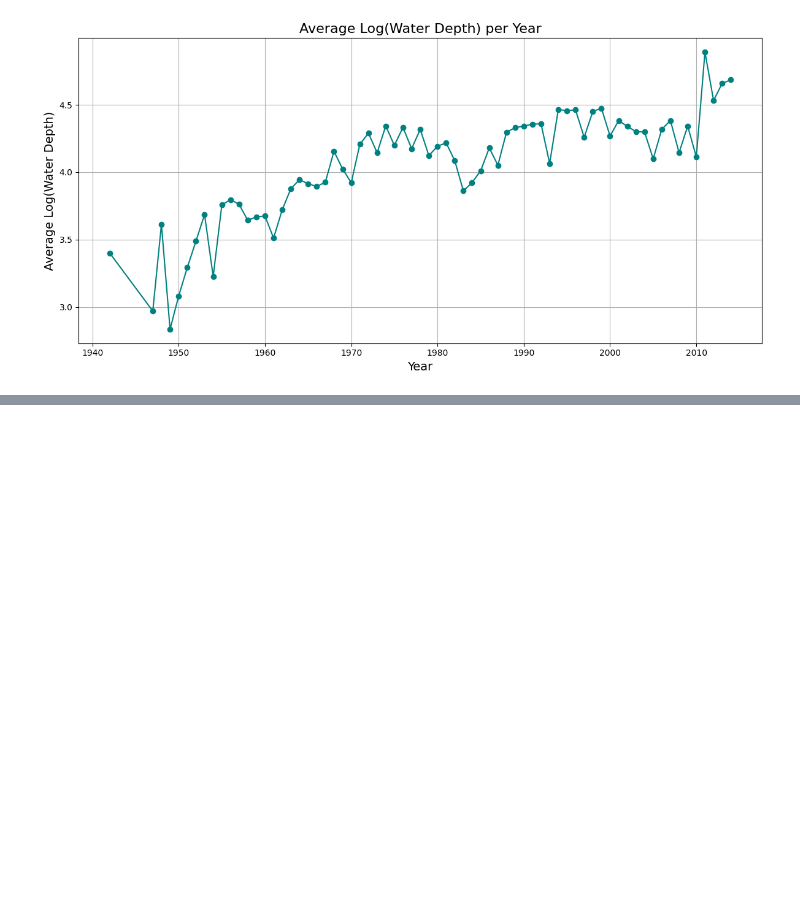
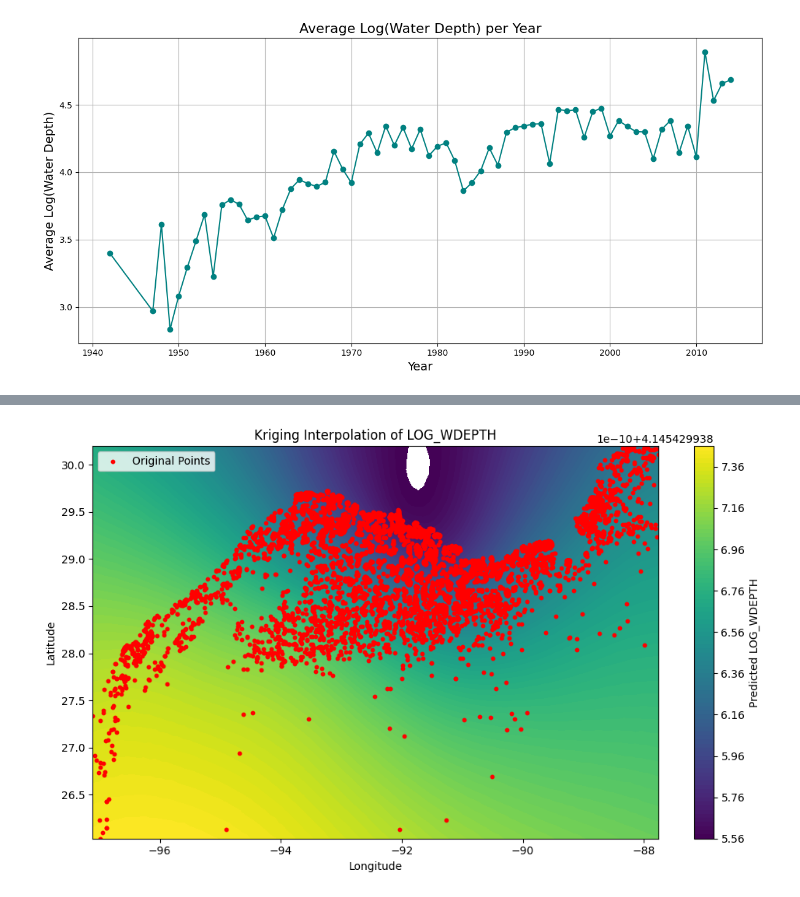
Before and after one commit to MONA100421/SSCI583_Project5, a Jupyter notebook: notebook/project5.ipynb, the cells around one changed output, grey strips where cells are left out. Drawn from its saved outputs; the diff is of its cells as text; code cells hidden in the pictures; blank space fills up the shorter version.

```diff
--- a/notebook/project5.ipynb
+++ b/notebook/project5.ipynb
@@ -95,0 +111,52 @@ See the caveats in the documentation: https://pandas.pydata.org/pandas-docs/stab
+# %%
+# Required Libraries
+import pandas as pd
+import numpy as np
+import matplotlib.pyplot as plt
+from pykrige.ok import OrdinaryKriging
+from sklearn.metrics import mean_squared_error
+from sklearn.model_selection import LeaveOneOut
+from tqdm import tqdm
+
+# Step 1: Load Data
+# Replace 'platforms_cleaned.csv' with your file path if needed
+df = pd.read_csv('../data/platforms_cleaned.csv')
+
+# Step 2: Drop Missing Values (if any)
+df = df.dropna(subset=['LONGITUDE', 'LATITUDE', 'LOG_WDEPTH'])
+
+# Step 3: Extract Coordinates and Variable
+x = df['LONGITUDE'].values
+y = df['LATITUDE'].values
+z = df['LOG_WDEPTH'].values
+
+# Step 4: Create Grid for Interpolation (Adjust resolution as needed)
+grid_lon = np.linspace(x.min(), x.max(), 100)
+grid_lat = np.linspace(y.min(), y.max(), 100)
+grid_x, grid_y = np.meshgrid(grid_lon, grid_lat)
+
+# Step 5: Kriging Interpolation
+OK = OrdinaryKriging(
+    x, y, z,
+    variogram_model='linear',  # You can try 'spherical', 'exponential', 'gaussian'
+    verbose=False,
+    enable_plotting=False
+)
+
+# Interpolate onto the grid
+z_pred, ss = OK.execute('grid', grid_lon, grid_lat)
+
+# Step 6: Visualize Interpolated Surface
+plt.figure(figsize=(10, 6))
+plt.contourf(grid_x, grid_y, z_pred, cmap='viridis', levels=100)
+plt.colorbar(label='Predicted LOG_WDEPTH')
+plt.scatter(x, y, c='red', s=10, label='Original Points')
+plt.title('Kriging Interpolation of LOG_WDEPTH')
+plt.xlabel('Longitude')
+plt.ylabel('Latitude')
+plt.legend()
+plt.tight_layout()
+plt.savefig('kriging_result.png', dpi=300)
+plt.show()
+# %% [output]
+[figure, added]
```
Also changed, not shown: parts of 3 cells of this notebook, 5 other files.
